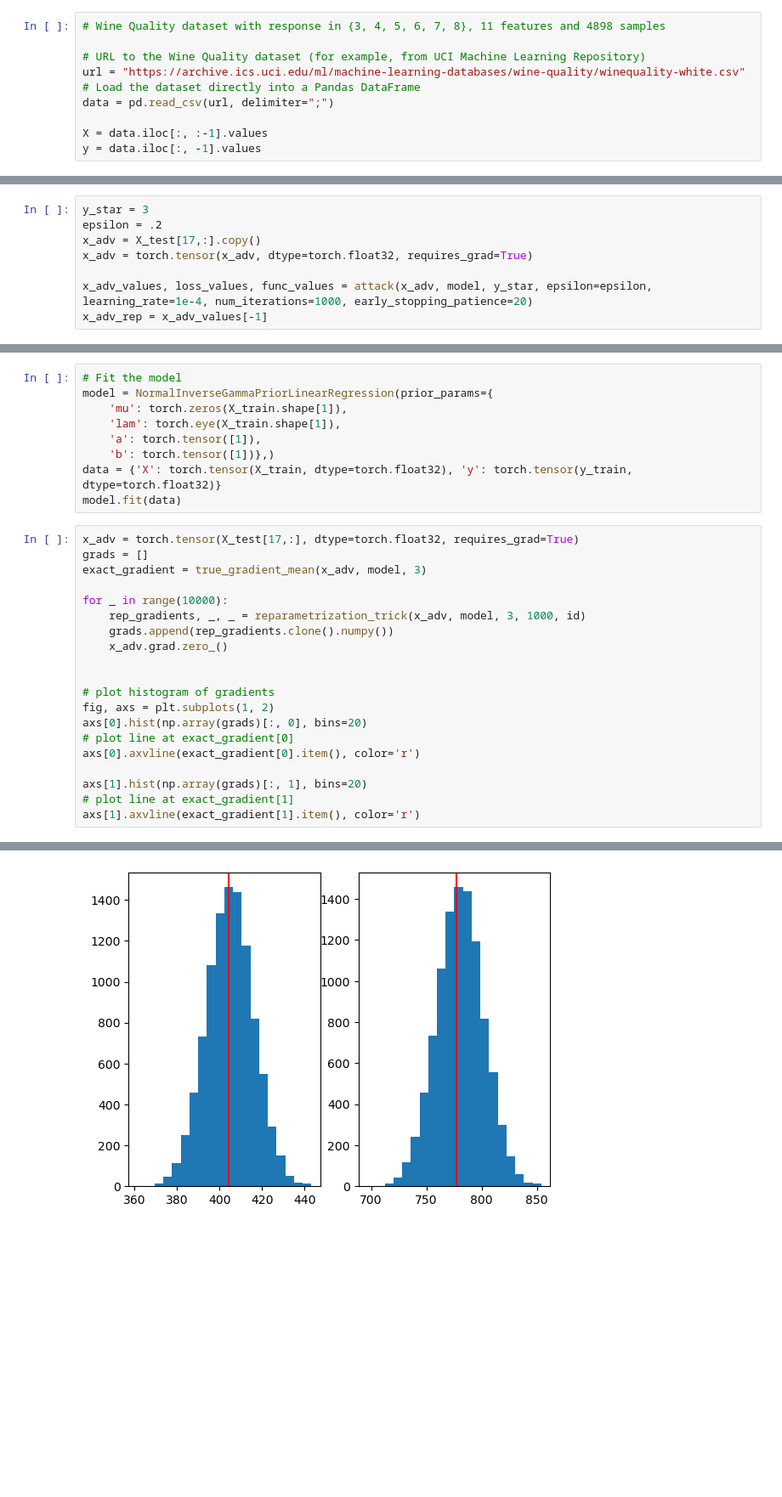
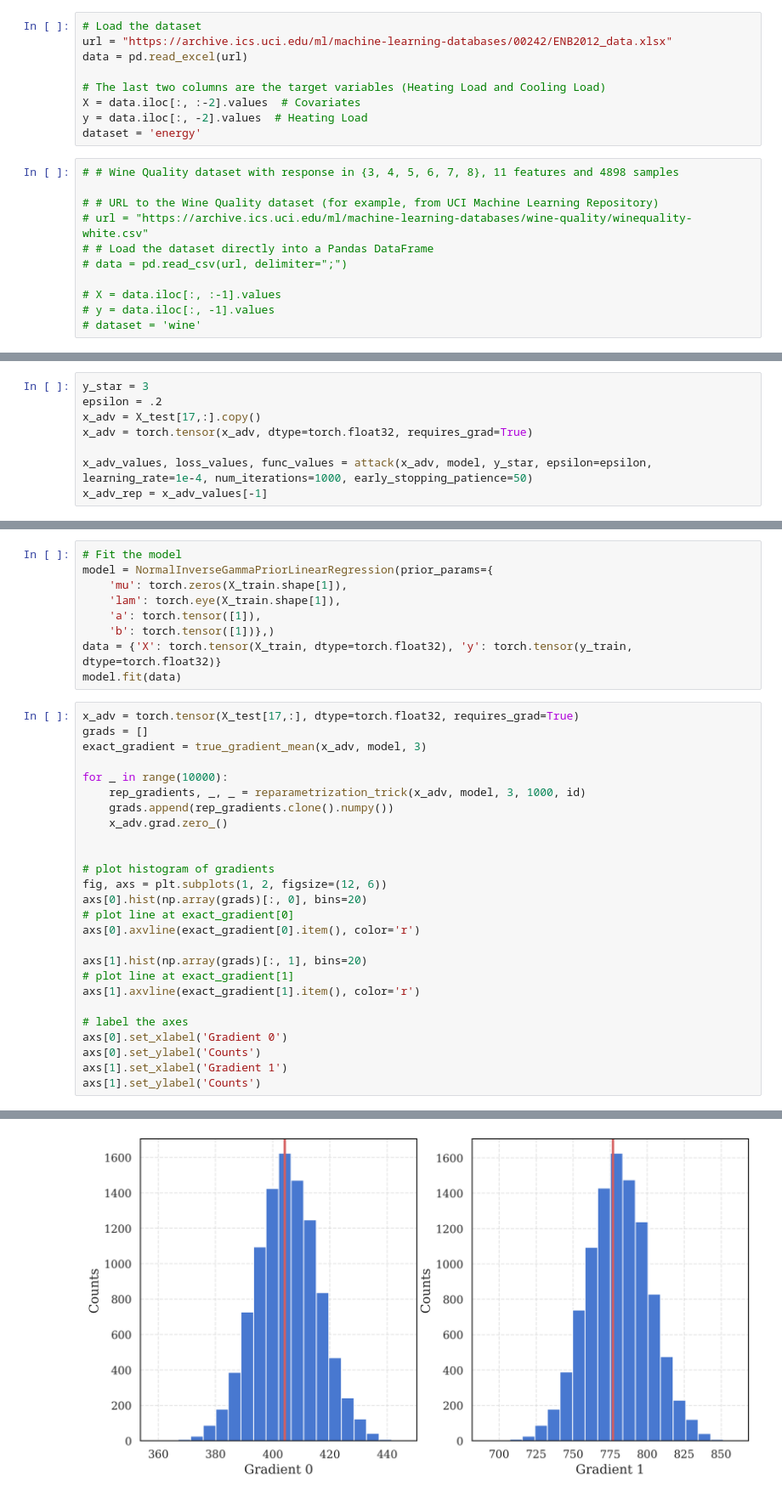
Before and after one commit to pablogarciarce/AdvReg, a Jupyter notebook: notebooks/test_point_attack.ipynb, the cells around one changed output, grey strips where cells are left out. Shown at 85% size. Saved outputs shown, nothing was run; the diff lists cells and outputs as text; blank space fills up the shorter version.

Commit message:
new results, new dataset

```diff
--- a/notebooks/test_point_attack.ipynb
+++ b/notebooks/test_point_attack.ipynb
@@ -19,13 +43,23 @@ from sklearn.preprocessing import MinMaxScaler
+# %%
+# Load the dataset
+url = "https://archive.ics.uci.edu/ml/machine-learning-databases/00242/ENB2012_data.xlsx"
+data = pd.read_excel(url)
+
+# The last two columns are the target variables (Heating Load and Cooling Load)
+X = data.iloc[:, :-2].values  # Covariates
+y = data.iloc[:, -2].values  # Heating Load
+dataset = 'energy'
 # %%
-# Wine Quality dataset with response in {3, 4, 5, 6, 7, 8}, 11 features and 4898 samples
+# # Wine Quality dataset with response in {3, 4, 5, 6, 7, 8}, 11 features and 4898 samples
 
-# URL to the Wine Quality dataset (for example, from UCI Machine Learning Repository)
-url = "https://archive.ics.uci.edu/ml/machine-learning-databases/wine-quality/winequality-white.csv"
-# Load the dataset directly into a Pandas DataFrame
-data = pd.read_csv(url, delimiter=";")
+# # URL to the Wine Quality dataset (for example, from UCI Machine Learning Repository)
+# url = "https://archive.ics.uci.edu/ml/machine-learning-databases/wine-quality/winequality-white.csv"
+# # Load the dataset directly into a Pandas DataFrame
+# data = pd.read_csv(url, delimiter=";")
 
-X = data.iloc[:, :-1].values
-y = data.iloc[:, -1].values
+# X = data.iloc[:, :-1].values
+# y = data.iloc[:, -1].values
+# dataset = 'wine'
 # %%
 # Normalize the data
 scaler = MinMaxScaler()
@@ -213,7 +255,7 @@ epsilon = .2
 x_adv = X_test[17,:].copy()
 x_adv = torch.tensor(x_adv, dtype=torch.float32, requires_grad=True)
 
-x_adv_values, loss_values, func_values = attack(x_adv, model, y_star, epsilon=epsilon, learning_rate=1e-4, num_iterations=1000, early_stopping_patience=20)
+x_adv_values, loss_values, func_values = attack(x_adv, model, y_star, epsilon=epsilon, learning_rate=1e-4, num_iterations=1000, early_stopping_patience=50)
 x_adv_rep = x_adv_values[-1]
 # %%
 plt.plot(loss_values)
@@ -324,7 +402,7 @@ for _ in range(10000):
 
 
 # plot histogram of gradients
-fig, axs = plt.subplots(1, 2)
+fig, axs = plt.subplots(1, 2, figsize=(12, 6))
 axs[0].hist(np.array(grads)[:, 0], bins=20)
 # plot line at exact_gradient[0]
 axs[0].axvline(exact_gradient[0].item(), color='r')
@@ -332,4 +410,10 @@ axs[0].axvline(exact_gradient[0].item(), color='r')
 axs[1].hist(np.array(grads)[:, 1], bins=20)
 # plot line at exact_gradient[1]
 axs[1].axvline(exact_gradient[1].item(), color='r')
+
+# label the axes
+axs[0].set_xlabel('Gradient 0')
+axs[0].set_ylabel('Counts')
+axs[1].set_xlabel('Gradient 1')
+axs[1].set_ylabel('Counts')
 # %% [output]
@@ -337,4 +421,4 @@ axs[1].axvline(exact_gradient[1].item(), color='r')
-[figure, old version]
+[figure, new version]
 # %%
 # Vector field of perturbations
 y_star = 3
```
Also changed, not shown: parts of 18 cells of this notebook, 37 other files.
